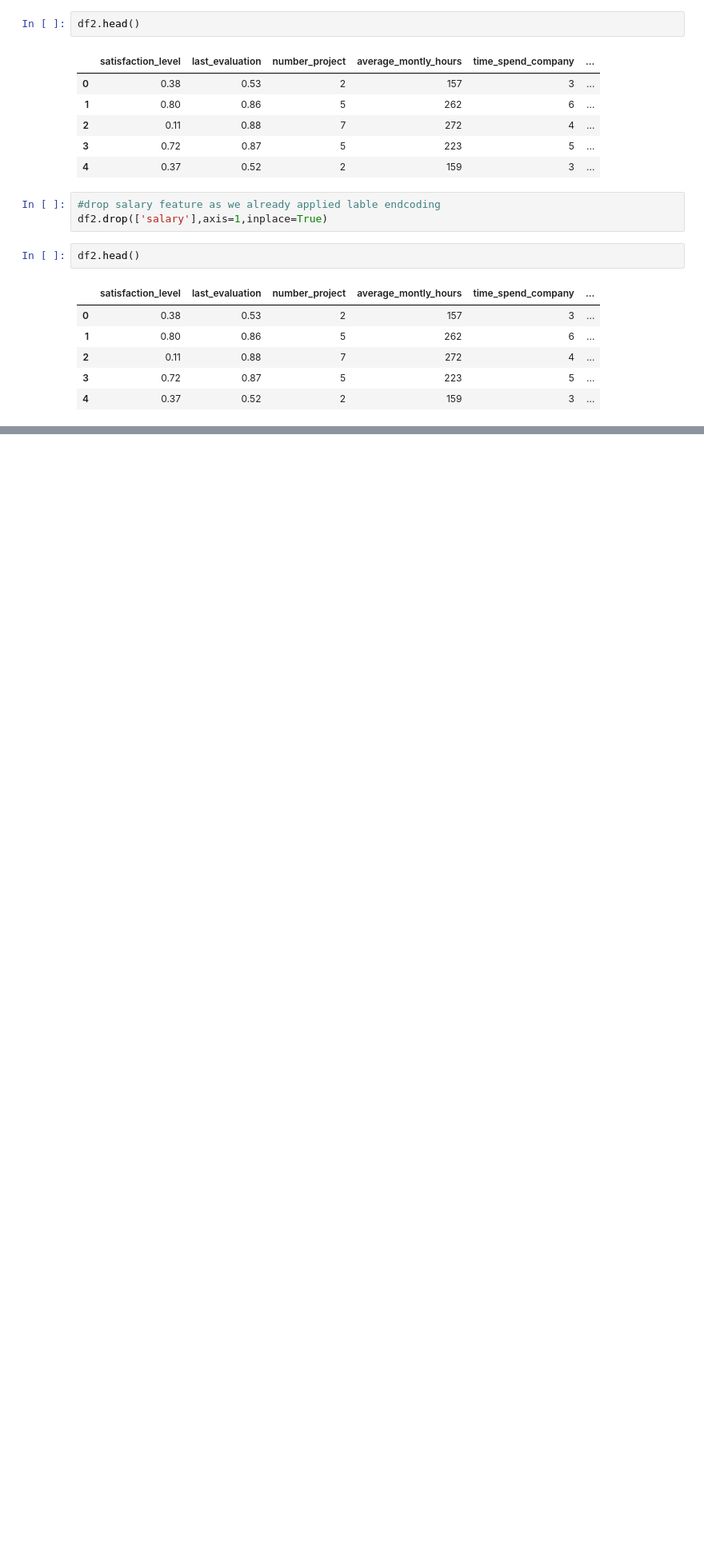
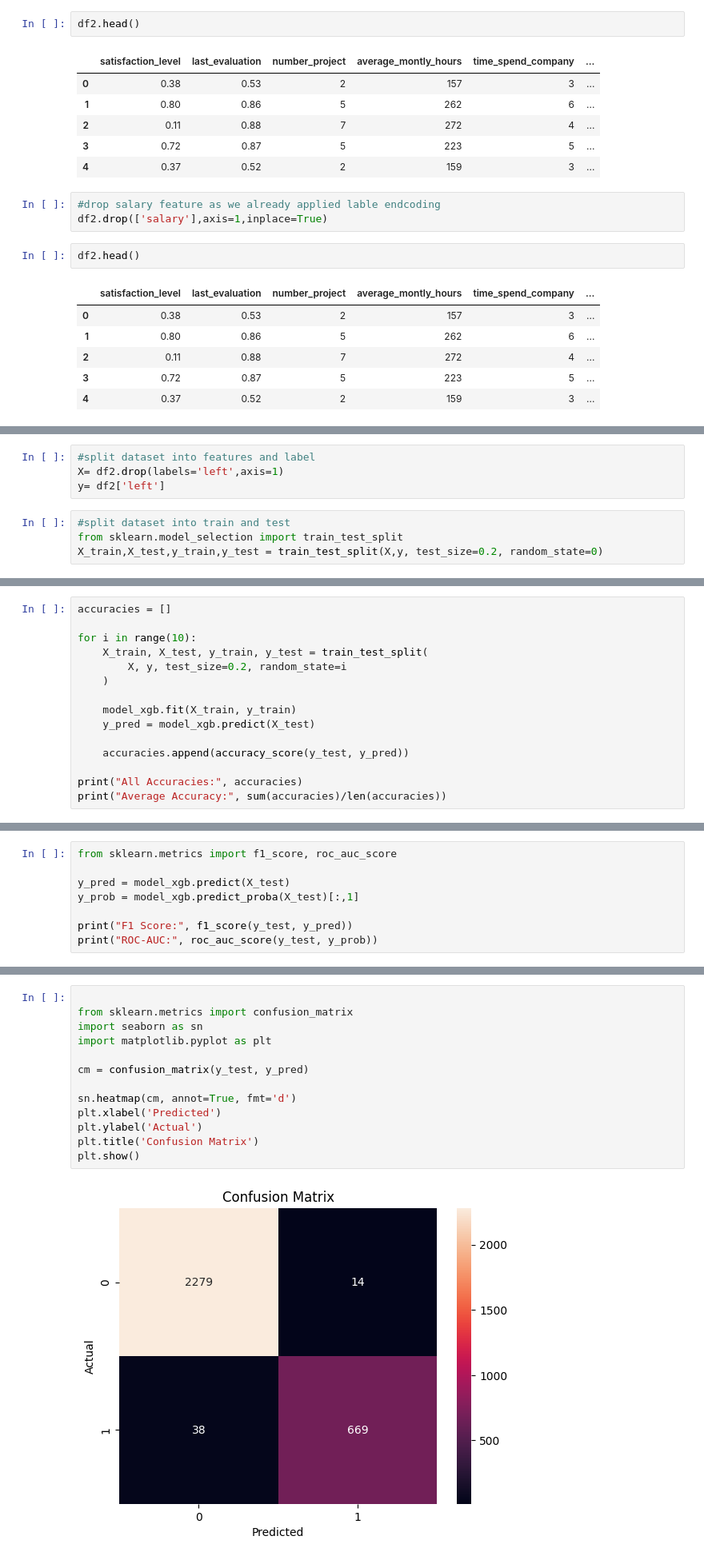
Before and after one commit to manish6248/AI-ML-project, a Jupyter notebook: Major_Project_Employee_Retention_Prediction.ipynb, the cells around one changed output, grey strips where cells are left out. Shown at 80% size. Cells and saved outputs as stored; diff of their text form; blank space fills up the shorter version.

Commit message:
Updated prediction model and notebook

```diff
--- a/Major_Project_Employee_Retention_Prediction.ipynb
+++ b/Major_Project_Employee_Retention_Prediction.ipynb
@@ -333,0 +327,8 @@ df2.head()
+# %%
+#split dataset into features and label
+X= df2.drop(labels='left',axis=1)
+y= df2['left']
+# %%
+#split dataset into train and test
+from sklearn.model_selection import train_test_split
+X_train,X_test,y_train,y_test = train_test_split(X,y, test_size=0.2, random_state=0)
@@ -333,0 +433,15 @@ df2.head()
+# %%
+accuracies = []
+
+for i in range(10):
+    X_train, X_test, y_train, y_test = train_test_split(
+        X, y, test_size=0.2, random_state=i
+    )
+
+    model_xgb.fit(X_train, y_train)
+    y_pred = model_xgb.predict(X_test)
+
+    accuracies.append(accuracy_score(y_test, y_pred))
+
+print("All Accuracies:", accuracies)
+print("Average Accuracy:", sum(accuracies)/len(accuracies))
@@ -333,0 +479,8 @@ df2.head()
+# %%
+from sklearn.metrics import f1_score, roc_auc_score
+
+y_pred = model_xgb.predict(X_test)
+y_prob = model_xgb.predict_proba(X_test)[:,1]
+
+print("F1 Score:", f1_score(y_test, y_pred))
+print("ROC-AUC:", roc_auc_score(y_test, y_prob))
@@ -333,0 +492,15 @@ df2.head()
+# %%
+
+from sklearn.metrics import confusion_matrix
+import seaborn as sn
+import matplotlib.pyplot as plt
+
+cm = confusion_matrix(y_test, y_pred)
+
+sn.heatmap(cm, annot=True, fmt='d')
+plt.xlabel('Predicted')
+plt.ylabel('Actual')
+plt.title('Confusion Matrix')
+plt.show()
+# %% [output]
+[figure, added]
```
Also changed, not shown: parts of 26 cells of this notebook, 1 other file.
